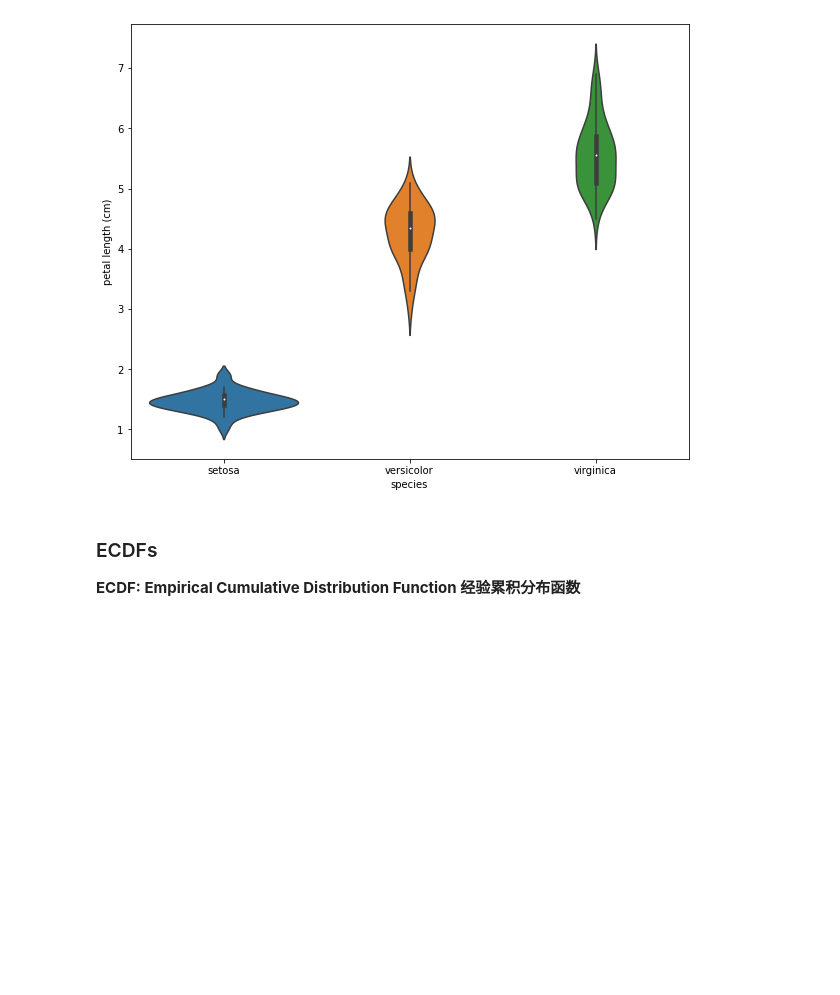
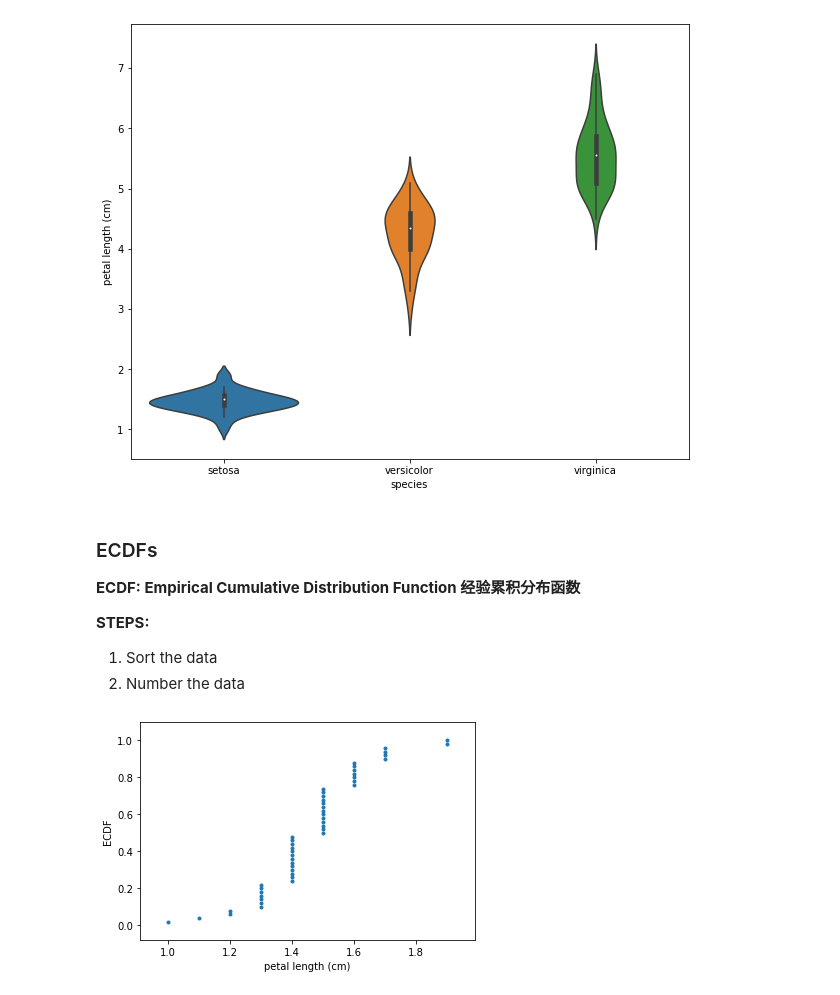
Before and after one commit to Alex-YuZ/Statistics-using-python, a Jupyter notebook: Statistical_Thinking_in_Python_I.ipynb, the cells around one changed output. Saved outputs shown, nothing was run; the diff lists cells and outputs as text; code cells hidden in the pictures; blank space fills up the shorter version.

Commit message:
feat: Add function to plot ecdf

```diff
--- a/Statistical_Thinking_in_Python_I.ipynb
+++ b/Statistical_Thinking_in_Python_I.ipynb
@@ -202,3 +202,27 @@ _ = plt.ylabel("petal length (cm)")
 ### ECDFs
 
 **ECDF: Empirical Cumulative Distribution Function 经验累积分布函数**
+
+**STEPS:**
+
+1. Sort the data
+2. Number the data
+# %%
+def ecdf(df, col_name):
+    """Plot ecdf based on a given dataframe and column name"""
+    x = np.sort(df[col_name])
+    length = len(df[col_name])
+    y = np.arange(1, length+1) / length
+
+    # Plot and set properties
+    plt.plot(x, y, marker='.', linestyle='')
+    plt.xlabel("{}".format(col_name))
+    plt.ylabel('ECDF')
+
+    # Keep data off plot edges
+    plt.margins(.1);
+# %%
+# Test
+ecdf(iris_df[iris_df.species=='setosa'], 'petal length (cm)')
+# %% [output]
+[figure, added]
```
